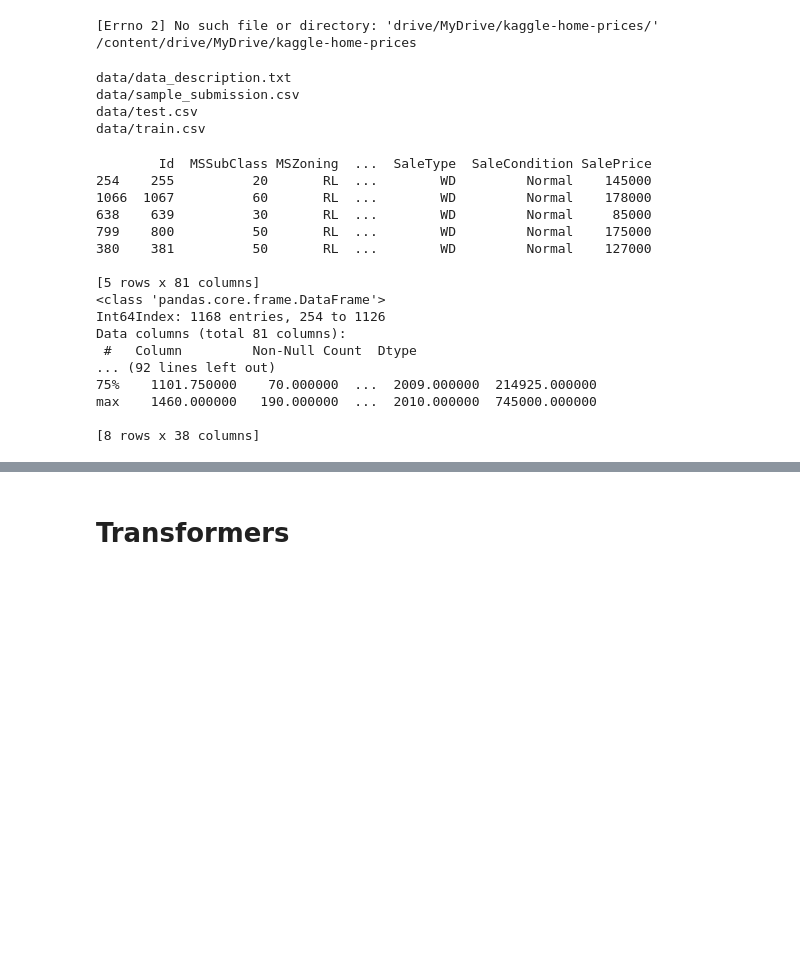
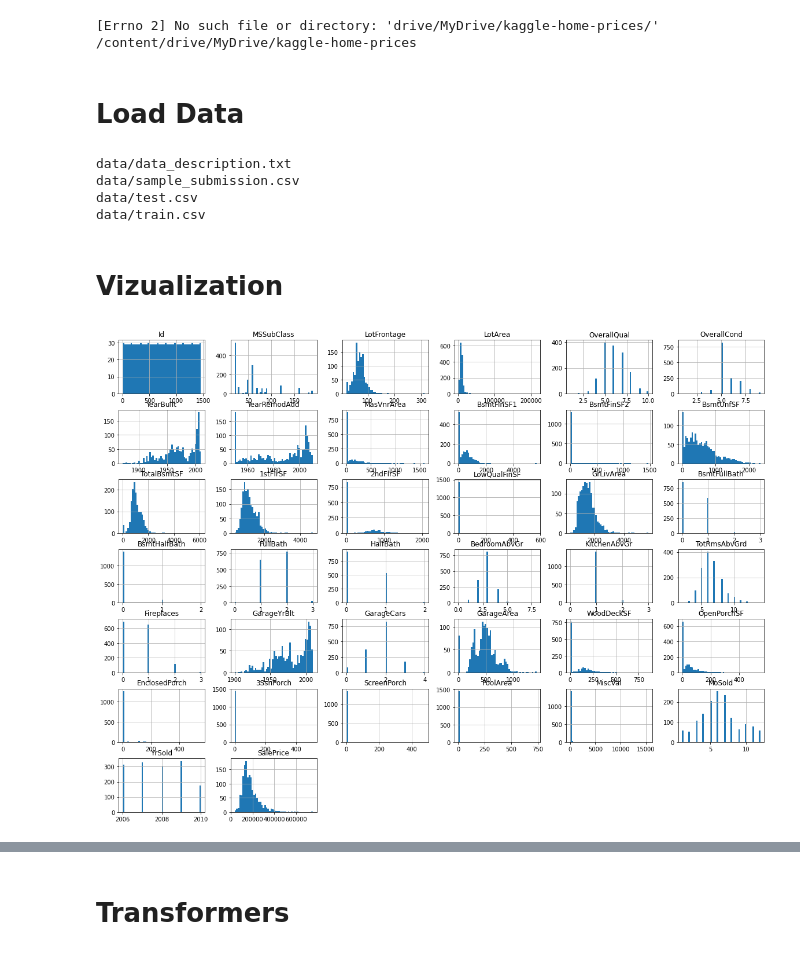
Before and after one commit to briancy02/kaggle-home-prices, a Jupyter notebook: improved_model.ipynb, the cells around one changed output, grey strips where cells are left out. Saved outputs shown, nothing was run; the diff lists cells and outputs as text; code cells hidden in the pictures; blank space fills up the shorter version.

```diff
--- a/improved_model.ipynb
+++ b/improved_model.ipynb
@@ -23,6 +23,8 @@ Mounted at /content/drive
 # %% [output]
 [Errno 2] No such file or directory: 'drive/MyDrive/kaggle-home-prices/'
 /content/drive/MyDrive/kaggle-home-prices
+# %% [markdown]
+# **Load Data**
 # %%
 import numpy as np # linear algebra
 import pandas as pd
@@ -49,28 +51,10 @@ train, test = train_test_split(train_set, test_size=0.2, random_state=42)
-# %%
-print(train.head())
-print(train.info())
-print(train.describe())
-# %% [output]
-        Id  MSSubClass MSZoning  ...  SaleType  SaleCondition SalePrice
-254    255          20       RL  ...        WD         Normal    145000
-1066  1067          60       RL  ...        WD         Normal    178000
-638    639          30       RL  ...        WD         Normal     85000
-799    800          50       RL  ...        WD         Normal    175000
-380    381          50       RL  ...        WD         Normal    127000
-
-[5 rows x 81 columns]
-<class 'pandas.core.frame.DataFrame'>
-Int64Index: 1168 entries, 254 to 1126
-Data columns (total 81 columns):
- #   Column         Non-Null Count  Dtype
-... (92 lines left out)
-75%    1101.750000    70.000000  ...  2009.000000  214925.000000
-max    1460.000000   190.000000  ...  2010.000000  745000.000000
-
-[8 rows x 38 columns]
+# %% [markdown]
+# **Vizualization**
 # %%
 %matplotlib inline
 import matplotlib.pyplot as plt
-train.hist(bins=50,figsize=(20,15))
+train_set.hist(bins=50,figsize=(20,15))
 plt.show()
+# %% [output]
+[figure, added]
 # %%
```
Also changed, not shown: parts of 9 cells of this notebook, 2 other files.
